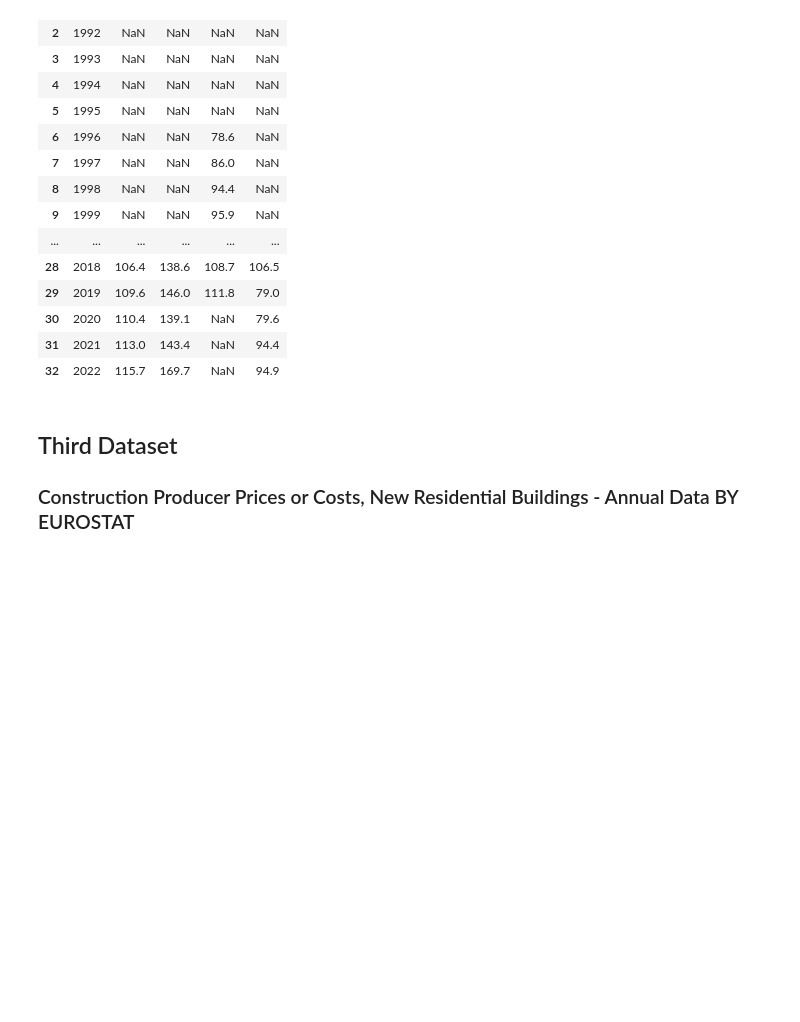
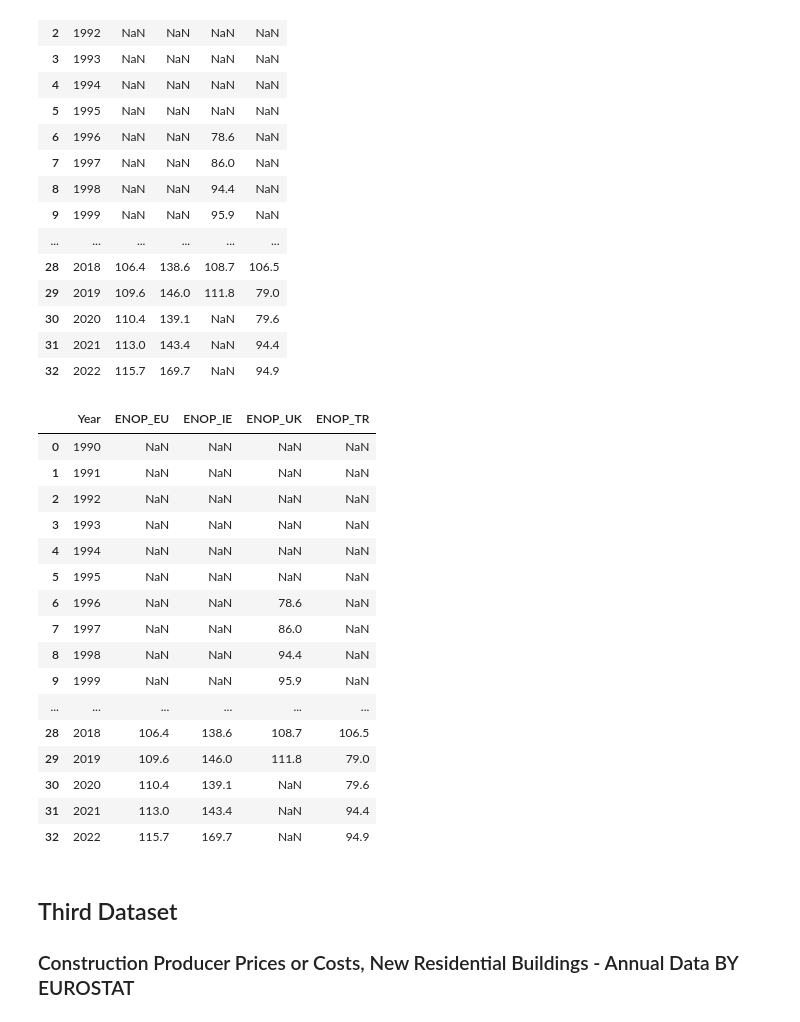
Before and after one commit to mzmalkoc/S1CA2_2023034, a Jupyter notebook: CA2_2023034.ipynb, the cells around one changed output. Saved outputs shown, nothing was run; the diff lists cells and outputs as text; code cells hidden in the pictures; blank space fills up the shorter version.

```diff
--- a/CA2_2023034.ipynb
+++ b/CA2_2023034.ipynb
@@ -477,6 +501,29 @@ EmploymentNumberOfPersons
 | 30 | 2020 | 110.4 | 139.1 | NaN | 79.6 |
 | 31 | 2021 | 113.0 | 143.4 | NaN | 94.4 |
 | 32 | 2022 | 115.7 | 169.7 | NaN | 94.9 |
+# %%
+# 2023034 - MAHMUT ZAHID MALKOC
+EmploymentNumberOfPersons = EmploymentNumberOfPersons.add_prefix('ENOP_')
+EmploymentNumberOfPersons = EmploymentNumberOfPersons.rename(columns={"ENOP_Year": "Year"})
+EmploymentNumberOfPersons
+# %% [output]
+|  | Year | ENOP_EU | ENOP_IE | ENOP_UK | ENOP_TR |
+| 0 | 1990 | NaN | NaN | NaN | NaN |
+| 1 | 1991 | NaN | NaN | NaN | NaN |
+| 2 | 1992 | NaN | NaN | NaN | NaN |
+| 3 | 1993 | NaN | NaN | NaN | NaN |
+| 4 | 1994 | NaN | NaN | NaN | NaN |
+| 5 | 1995 | NaN | NaN | NaN | NaN |
+| 6 | 1996 | NaN | NaN | 78.6 | NaN |
+| 7 | 1997 | NaN | NaN | 86.0 | NaN |
+| 8 | 1998 | NaN | NaN | 94.4 | NaN |
+| 9 | 1999 | NaN | NaN | 95.9 | NaN |
+| ... | ... | ... | ... | ... | ... |
+| 28 | 2018 | 106.4 | 138.6 | 108.7 | 106.5 |
+| 29 | 2019 | 109.6 | 146.0 | 111.8 | 79.0 |
+| 30 | 2020 | 110.4 | 139.1 | NaN | 79.6 |
+| 31 | 2021 | 113.0 | 143.4 | NaN | 94.4 |
+| 32 | 2022 | 115.7 | 169.7 | NaN | 94.9 |
 # %% [markdown]
 ## Third Dataset
 ### Construction Producer Prices or Costs, New Residential Buildings - Annual Data BY EUROSTAT
```
Also changed, not shown: parts of 29 cells of this notebook.
